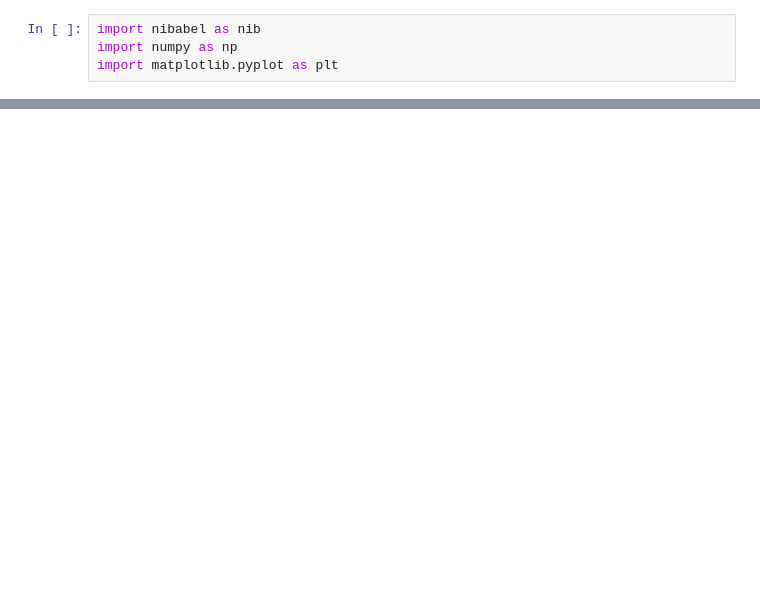
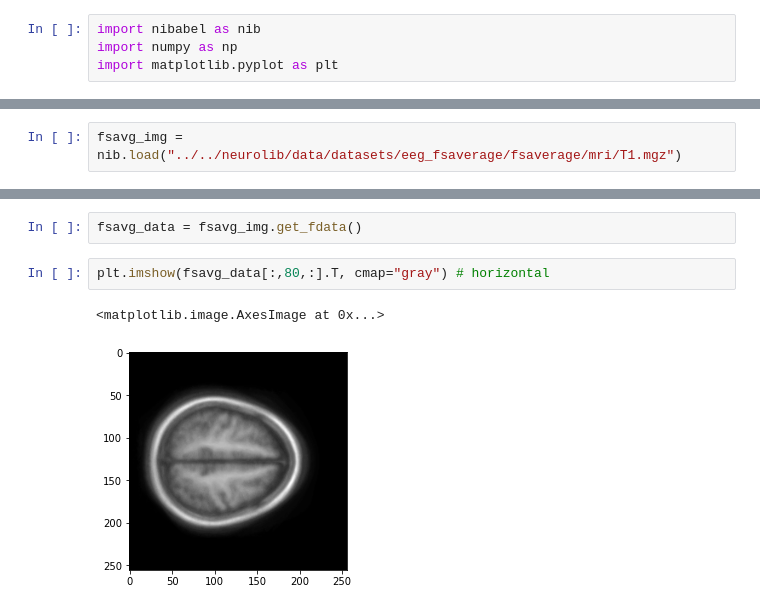
Before and after one commit to lauraflyra/neurolib, a Jupyter notebook: ni_eeg_forward_project/playground_dev/compare_to_aal.ipynb, the cells around one changed output, grey strips where cells are left out. Drawn from its saved outputs; the diff is of its cells as text; blank space fills up the shorter version.

```diff
--- a/ni_eeg_forward_project/playground_dev/compare_to_aal.ipynb
+++ b/ni_eeg_forward_project/playground_dev/compare_to_aal.ipynb
@@ -81,0 +85,2 @@ imshow_into_aal_space(data_aal[:, 30, :], view="xz")
+# %%
+fsavg_img = nib.load("../../neurolib/data/datasets/eeg_fsaverage/fsaverage/mri/T1.mgz")
@@ -81,0 +113,7 @@ imshow_into_aal_space(data_aal[:, 30, :], view="xz")
+# %%
+fsavg_data = fsavg_img.get_fdata()
+# %%
+plt.imshow(fsavg_data[:,80,:].T, cmap="gray") # horizontal
+# %% [output]
+<matplotlib.image.AxesImage at 0x...>
+[figure, added]
```
Also changed, not shown: parts of 10 cells of this notebook.
